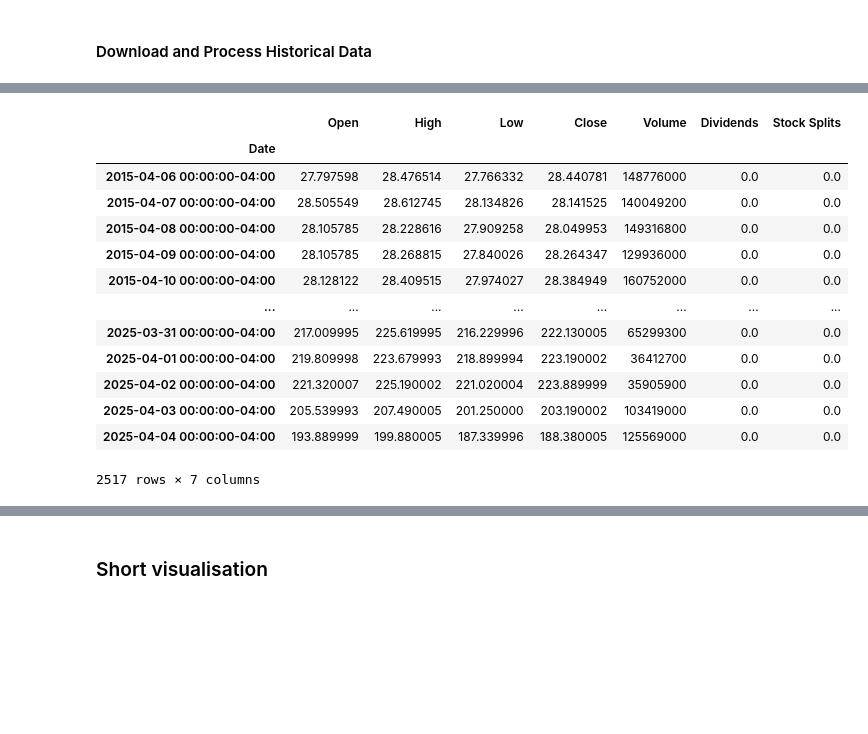
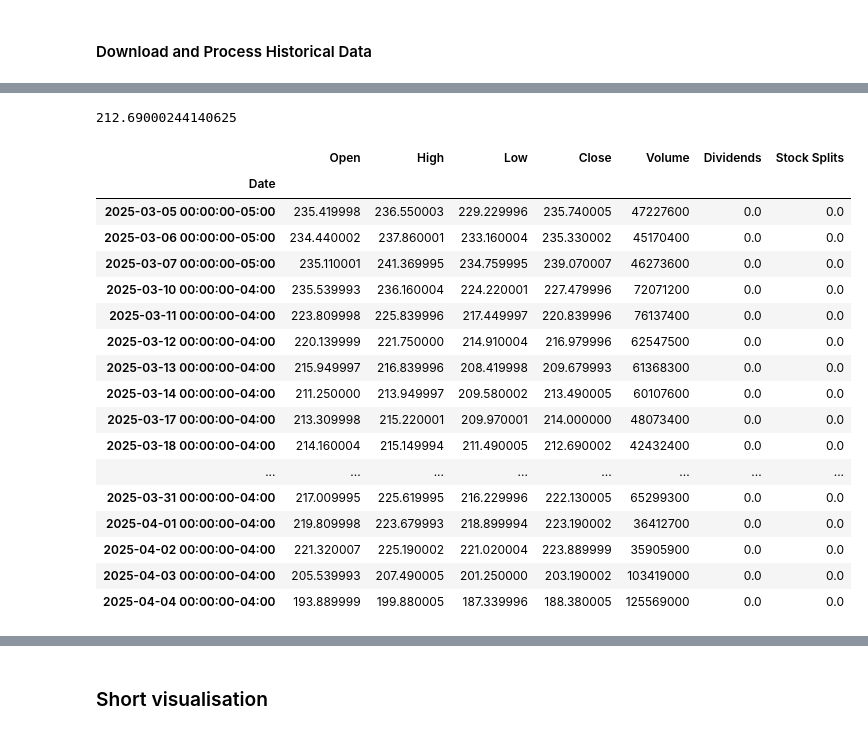
Before and after one commit to P1N60/Uni, a Jupyter notebook: VS-Code/Side-Projects/money_printer/Notebooks/money_printer.ipynb, the cells around one changed output, grey strips where cells are left out. Cells and saved outputs as stored; diff of their text form; code cells hidden in the pictures; blank space fills up the shorter version.

```diff
--- a/VS-Code/Side-Projects/money_printer/Notebooks/money_printer.ipynb
+++ b/VS-Code/Side-Projects/money_printer/Notebooks/money_printer.ipynb
@@ -36,18 +63,26 @@ array(['MATAS.CO', 'TRIFOR.CO', 'QQ.L', 'RNMBY', 'SAABF', 'BCKIY',
+# %%
+float(test.loc['2025-03-18', ('Close', 'AAPL')])
+# %% [output]
+212.69000244140625
 # %%
-test = yf.Ticker("AAPL").history(period='10y')
+test = yf.Ticker("AAPL").history()
 test
 # %% [output]
 |  | Open | High | Low | Close | Volume | Dividends | Stock Splits |
 | Date |  |  |  |  |  |  |  |
-| 2015-04-06 00:00:00-04:00 | 27.797598 | 28.476514 | 27.766332 | 28.440781 | 148776000 | 0.0 | 0.0 |
-| 2015-04-07 00:00:00-04:00 | 28.505549 | 28.612745 | 28.134826 | 28.141525 | 140049200 | 0.0 | 0.0 |
-| 2015-04-08 00:00:00-04:00 | 28.105785 | 28.228616 | 27.909258 | 28.049953 | 149316800 | 0.0 | 0.0 |
-| 2015-04-09 00:00:00-04:00 | 28.105785 | 28.268815 | 27.840026 | 28.264347 | 129936000 | 0.0 | 0.0 |
-| 2015-04-10 00:00:00-04:00 | 28.128122 | 28.409515 | 27.974027 | 28.384949 | 160752000 | 0.0 | 0.0 |
+| 2025-03-05 00:00:00-05:00 | 235.419998 | 236.550003 | 229.229996 | 235.740005 | 47227600 | 0.0 | 0.0 |
+| 2025-03-06 00:00:00-05:00 | 234.440002 | 237.860001 | 233.160004 | 235.330002 | 45170400 | 0.0 | 0.0 |
+| 2025-03-07 00:00:00-05:00 | 235.110001 | 241.369995 | 234.759995 | 239.070007 | 46273600 | 0.0 | 0.0 |
+| 2025-03-10 00:00:00-04:00 | 235.539993 | 236.160004 | 224.220001 | 227.479996 | 72071200 | 0.0 | 0.0 |
+| 2025-03-11 00:00:00-04:00 | 223.809998 | 225.839996 | 217.449997 | 220.839996 | 76137400 | 0.0 | 0.0 |
+| 2025-03-12 00:00:00-04:00 | 220.139999 | 221.750000 | 214.910004 | 216.979996 | 62547500 | 0.0 | 0.0 |
+| 2025-03-13 00:00:00-04:00 | 215.949997 | 216.839996 | 208.419998 | 209.679993 | 61368300 | 0.0 | 0.0 |
+| 2025-03-14 00:00:00-04:00 | 211.250000 | 213.949997 | 209.580002 | 213.490005 | 60107600 | 0.0 | 0.0 |
+| 2025-03-17 00:00:00-04:00 | 213.309998 | 215.220001 | 209.970001 | 214.000000 | 48073400 | 0.0 | 0.0 |
+| 2025-03-18 00:00:00-04:00 | 214.160004 | 215.149994 | 211.490005 | 212.690002 | 42432400 | 0.0 | 0.0 |
 | ... | ... | ... | ... | ... | ... | ... | ... |
 | 2025-03-31 00:00:00-04:00 | 217.009995 | 225.619995 | 216.229996 | 222.130005 | 65299300 | 0.0 | 0.0 |
 | 2025-04-01 00:00:00-04:00 | 219.809998 | 223.679993 | 218.899994 | 223.190002 | 36412700 | 0.0 | 0.0 |
 | 2025-04-02 00:00:00-04:00 | 221.320007 | 225.190002 | 221.020004 | 223.889999 | 35905900 | 0.0 | 0.0 |
 | 2025-04-03 00:00:00-04:00 | 205.539993 | 207.490005 | 201.250000 | 203.190002 | 103419000 | 0.0 | 0.0 |
 | 2025-04-04 00:00:00-04:00 | 193.889999 | 199.880005 | 187.339996 | 188.380005 | 125569000 | 0.0 | 0.0 |
-2517 rows × 7 columns
```
Also changed, not shown: parts of 10 cells of this notebook, 1 other file.
